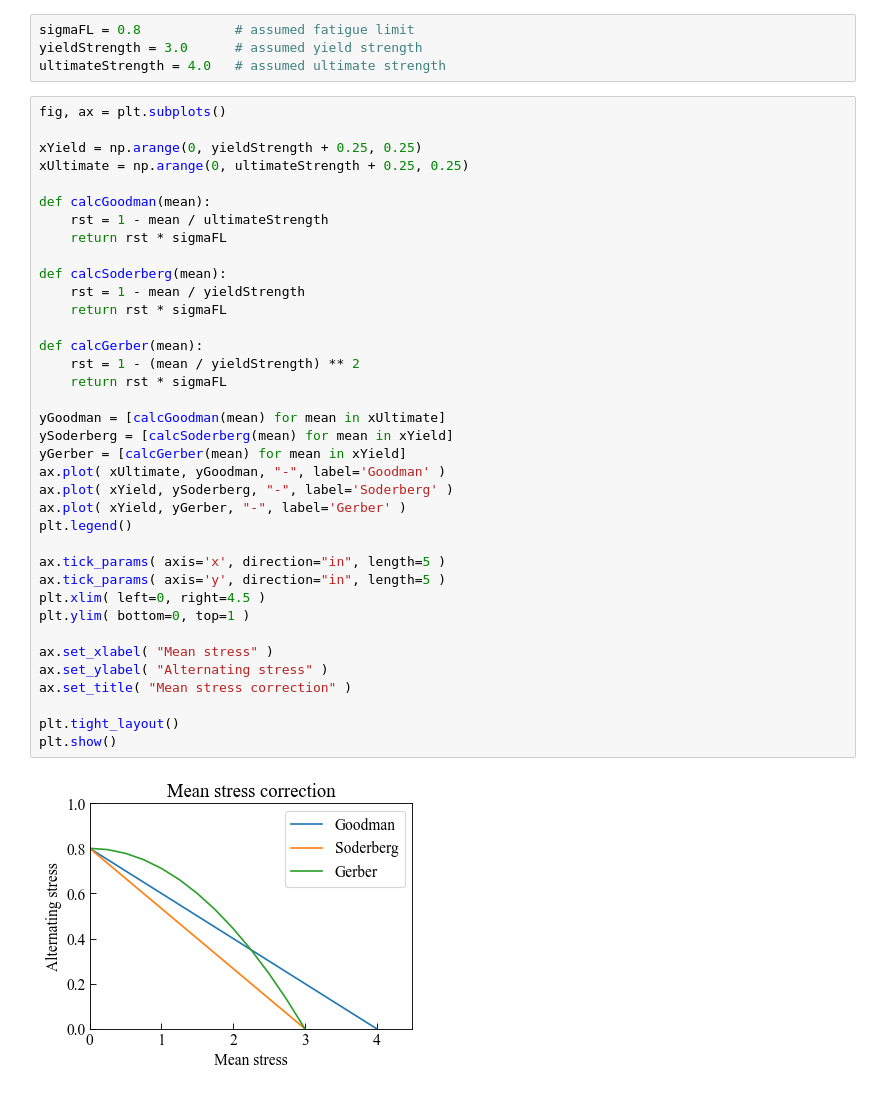
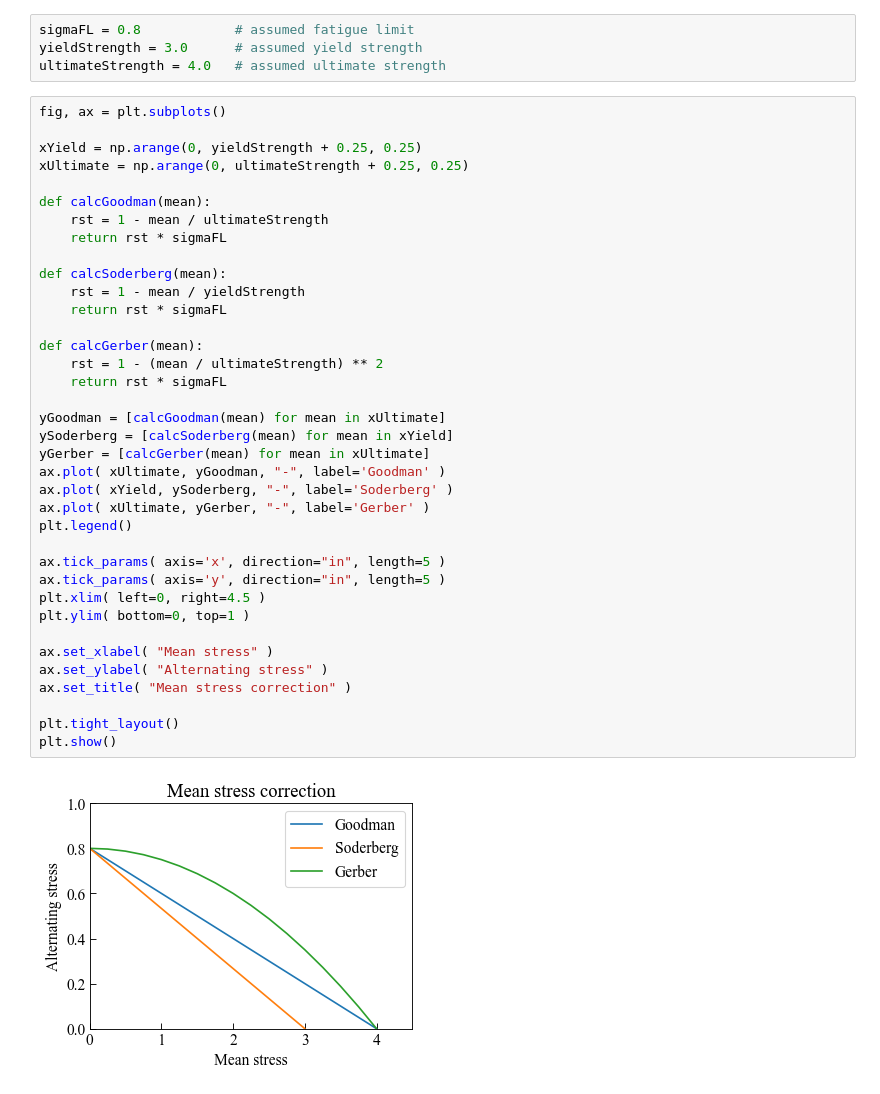
Before and after one commit to dpzhuX/ffpack, a Jupyter notebook: docs/source/moduleCookbook/lccMeanStressCorrection.ipynb, the cells around one changed output. Saved outputs shown, nothing was run; the diff lists cells and outputs as text.

```diff
--- a/docs/source/moduleCookbook/lccMeanStressCorrection.ipynb
+++ b/docs/source/moduleCookbook/lccMeanStressCorrection.ipynb
@@ -281,34 +286,34 @@ xUltimate = np.arange(0, ultimateStrength + 0.25, 0.25)
 
 def calcGoodman(mean):
     rst = 1 - mean / ultimateStrength
     return rst * sigmaFL
 
 def calcSoderberg(mean):
     rst = 1 - mean / yieldStrength
     return rst * sigmaFL
 
 def calcGerber(mean):
-    rst = 1 - (mean / yieldStrength) ** 2
+    rst = 1 - (mean / ultimateStrength) ** 2
     return rst * sigmaFL
 
 yGoodman = [calcGoodman(mean) for mean in xUltimate]
 ySoderberg = [calcSoderberg(mean) for mean in xYield]
-yGerber = [calcGerber(mean) for mean in xYield]
+yGerber = [calcGerber(mean) for mean in xUltimate]
 ax.plot( xUltimate, yGoodman, "-", label='Goodman' )
 ax.plot( xYield, ySoderberg, "-", label='Soderberg' )
-ax.plot( xYield, yGerber, "-", label='Gerber' )
+ax.plot( xUltimate, yGerber, "-", label='Gerber' )
 plt.legend()
 
 ax.tick_params( axis='x', direction="in", length=5 )
 ax.tick_params( axis='y', direction="in", length=5 )
 plt.xlim( left=0, right=4.5 )
 plt.ylim( bottom=0, top=1 )
 
 ax.set_xlabel( "Mean stress" )
 ax.set_ylabel( "Alternating stress" )
 ax.set_title( "Mean stress correction" )
 
 plt.tight_layout()
 plt.show()
 # %% [output]
-[figure, old version]
+[figure, new version]
```
Also changed, not shown: parts of 6 cells of this notebook, 3 other files.
